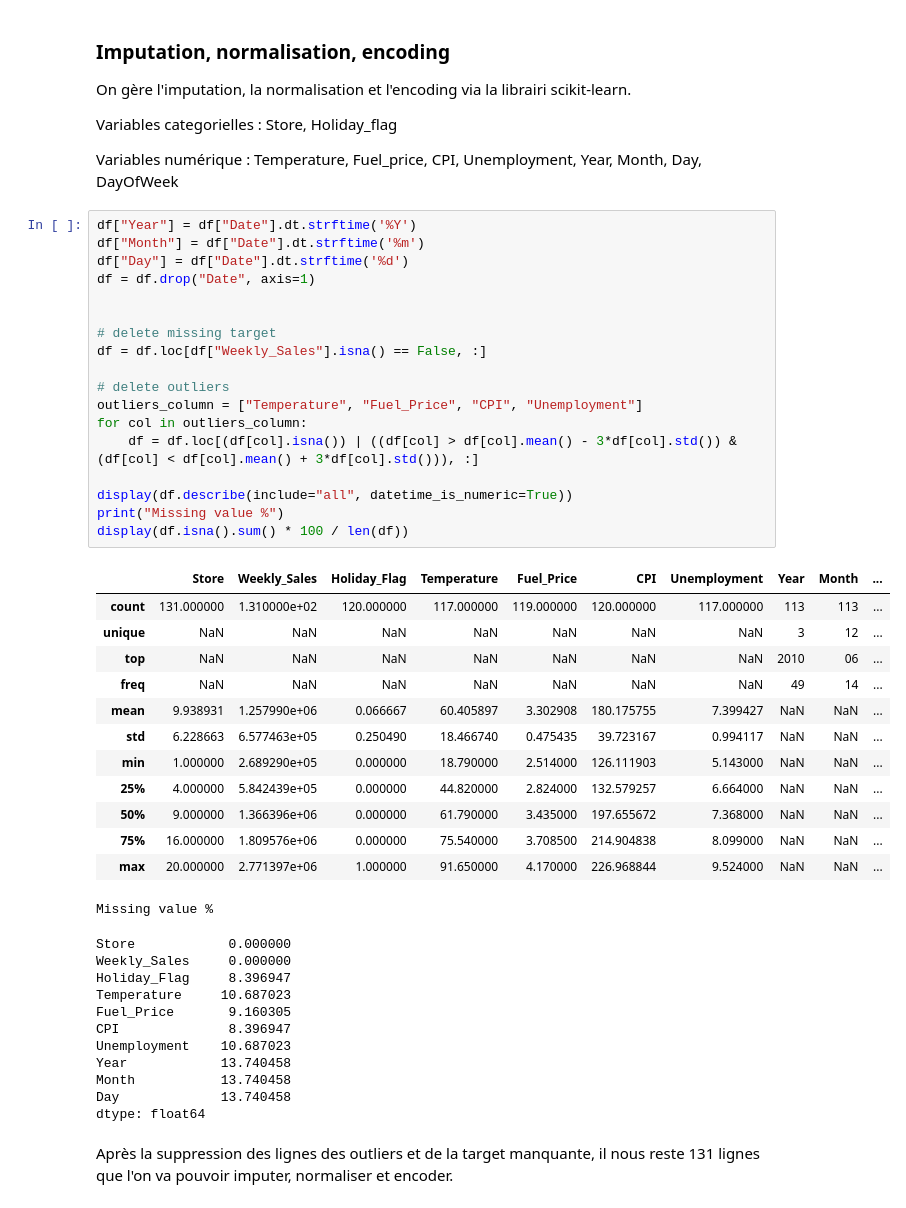
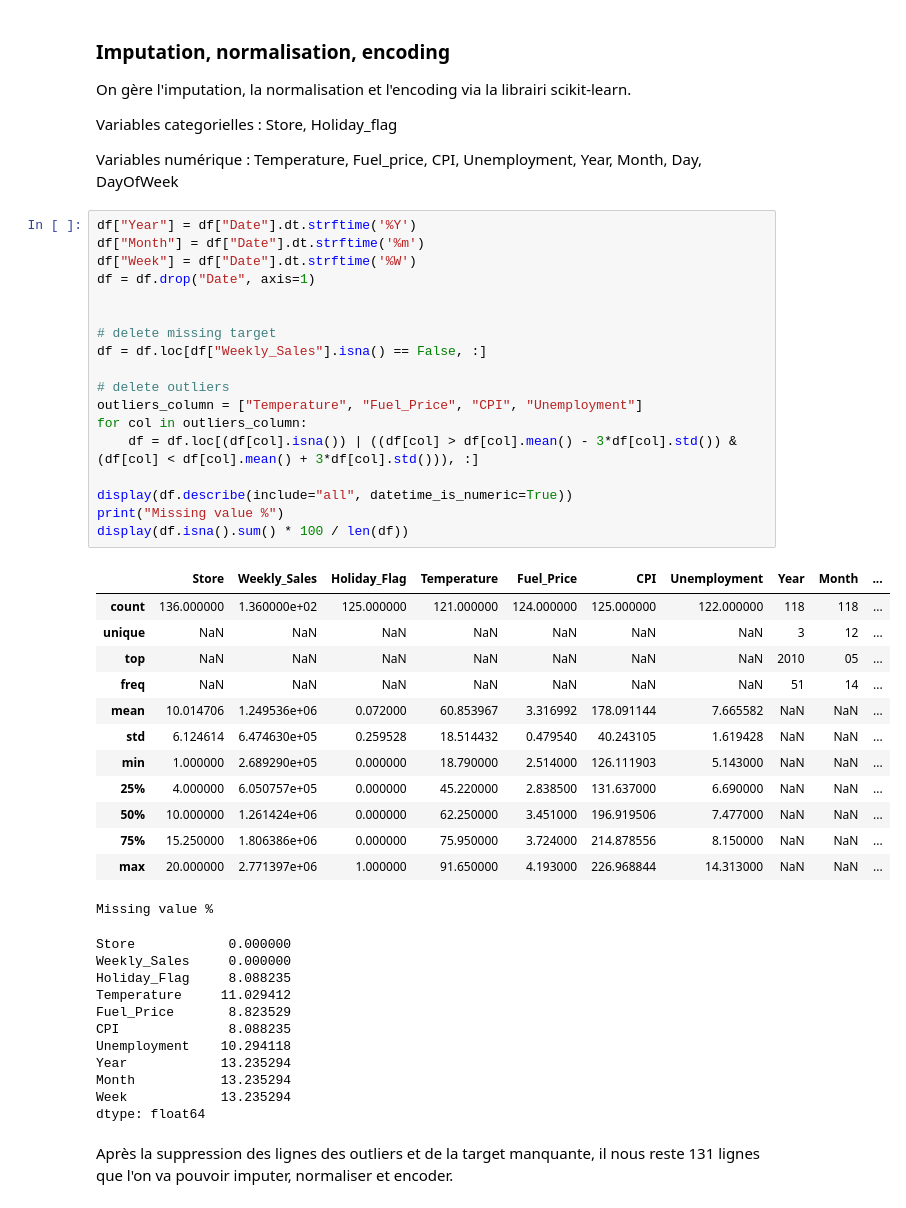
Before and after one commit to TheoGuil/jedha_projects, a Jupyter notebook: Walmart/study.ipynb, the cells around one changed output. Cells and saved outputs as stored; diff of their text form.

```diff
--- a/Walmart/study.ipynb
+++ b/Walmart/study.ipynb
@@ -105,45 +119,45 @@ Variables numérique : Temperature, Fuel_price, CPI, Unemployment, Year, Month,
 # %%
 df["Year"] = df["Date"].dt.strftime('%Y')
 df["Month"] = df["Date"].dt.strftime('%m')
-df["Day"] = df["Date"].dt.strftime('%d')
+df["Week"] = df["Date"].dt.strftime('%W')
 df = df.drop("Date", axis=1)
 
 
 # delete missing target
 df = df.loc[df["Weekly_Sales"].isna() == False, :]
 
 # delete outliers
 outliers_column = ["Temperature", "Fuel_Price", "CPI", "Unemployment"]
 for col in outliers_column:
     df = df.loc[(df[col].isna()) | ((df[col] > df[col].mean() - 3*df[col].std()) & (df[col] < df[col].mean() + 3*df[col].std())), :]
 
 display(df.describe(include="all", datetime_is_numeric=True))
 print("Missing value %")
 display(df.isna().sum() * 100 / len(df))
 # %% [output]
 |  | Store | Weekly_Sales | Holiday_Flag | Temperature | Fuel_Price | CPI | Unemployment | Year | Month | ... |
-| count | 131.000000 | 1.310000e+02 | 120.000000 | 117.000000 | 119.000000 | 120.000000 | 117.000000 | 113 | 113 | ... |
+| count | 136.000000 | 1.360000e+02 | 125.000000 | 121.000000 | 124.000000 | 125.000000 | 122.000000 | 118 | 118 | ... |
 | unique | NaN | NaN | NaN | NaN | NaN | NaN | NaN | 3 | 12 | ... |
-| top | NaN | NaN | NaN | NaN | NaN | NaN | NaN | 2010 | 06 | ... |
-| freq | NaN | NaN | NaN | NaN | NaN | NaN | NaN | 49 | 14 | ... |
-| mean | 9.938931 | 1.257990e+06 | 0.066667 | 60.405897 | 3.302908 | 180.175755 | 7.399427 | NaN | NaN | ... |
-| std | 6.228663 | 6.577463e+05 | 0.250490 | 18.466740 | 0.475435 | 39.723167 | 0.994117 | NaN | NaN | ... |
+| top | NaN | NaN | NaN | NaN | NaN | NaN | NaN | 2010 | 05 | ... |
+| freq | NaN | NaN | NaN | NaN | NaN | NaN | NaN | 51 | 14 | ... |
+| mean | 10.014706 | 1.249536e+06 | 0.072000 | 60.853967 | 3.316992 | 178.091144 | 7.665582 | NaN | NaN | ... |
+| std | 6.124614 | 6.474630e+05 | 0.259528 | 18.514432 | 0.479540 | 40.243105 | 1.619428 | NaN | NaN | ... |
 | min | 1.000000 | 2.689290e+05 | 0.000000 | 18.790000 | 2.514000 | 126.111903 | 5.143000 | NaN | NaN | ... |
-| 25% | 4.000000 | 5.842439e+05 | 0.000000 | 44.820000 | 2.824000 | 132.579257 | 6.664000 | NaN | NaN | ... |
-| 50% | 9.000000 | 1.366396e+06 | 0.000000 | 61.790000 | 3.435000 | 197.655672 | 7.368000 | NaN | NaN | ... |
-| 75% | 16.000000 | 1.809576e+06 | 0.000000 | 75.540000 | 3.708500 | 214.904838 | 8.099000 | NaN | NaN | ... |
-| max | 20.000000 | 2.771397e+06 | 1.000000 | 91.650000 | 4.170000 | 226.968844 | 9.524000 | NaN | NaN | ... |
+| 25% | 4.000000 | 6.050757e+05 | 0.000000 | 45.220000 | 2.838500 | 131.637000 | 6.690000 | NaN | NaN | ... |
+| 50% | 10.000000 | 1.261424e+06 | 0.000000 | 62.250000 | 3.451000 | 196.919506 | 7.477000 | NaN | NaN | ... |
+| 75% | 15.250000 | 1.806386e+06 | 0.000000 | 75.950000 | 3.724000 | 214.878556 | 8.150000 | NaN | NaN | ... |
+| max | 20.000000 | 2.771397e+06 | 1.000000 | 91.650000 | 4.193000 | 226.968844 | 14.313000 | NaN | NaN | ... |
 Missing value %
 Store            0.000000
 Weekly_Sales     0.000000
-Holiday_Flag     8.396947
-Temperature     10.687023
-Fuel_Price       9.160305
-CPI              8.396947
-Unemployment    10.687023
-Year            13.740458
-Month           13.740458
-Day             13.740458
+Holiday_Flag     8.088235
+Temperature     11.029412
+Fuel_Price       8.823529
+CPI              8.088235
+Unemployment    10.294118
+Year            13.235294
+Month           13.235294
+Week            13.235294
 dtype: float64
 # %% [markdown]
 Après la suppression des lignes des outliers et de la target manquante, il nous reste 131 lignes que l'on va pouvoir imputer, normaliser et encoder.
```
Also changed, not shown: parts of 17 cells of this notebook.
